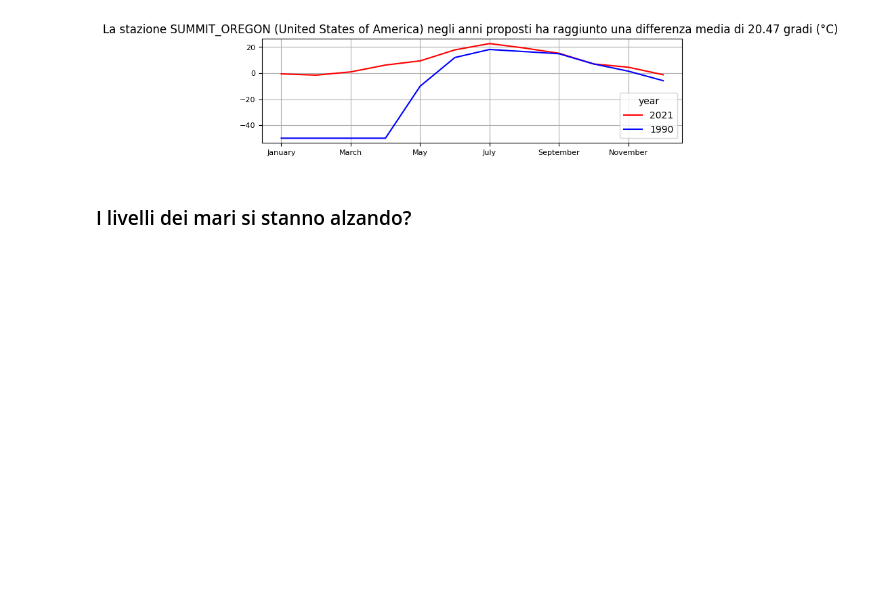
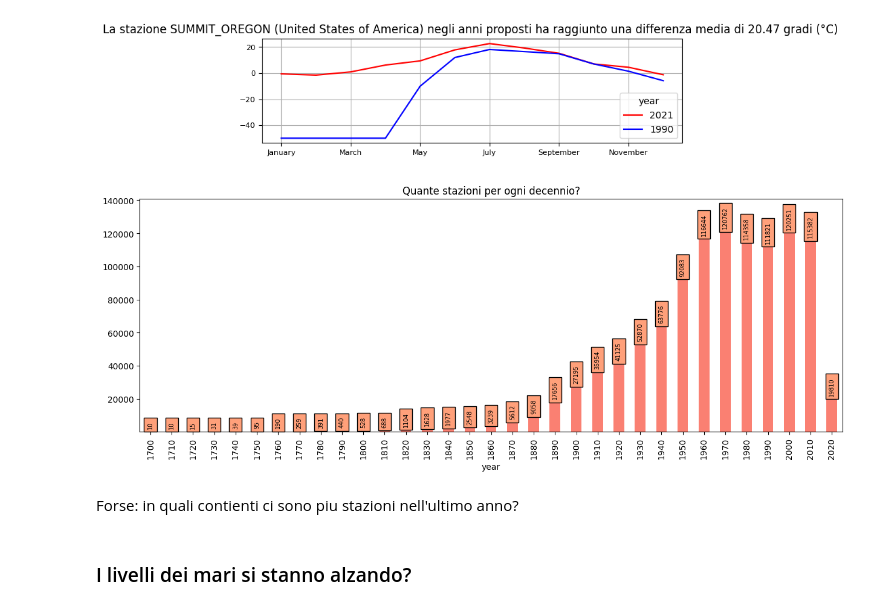
Before and after one commit to ElenaCurti/big-data, a Jupyter notebook: Attivita_03_DataAnalytics/file.ipynb, the cells around one changed output. Drawn from its saved outputs; the diff is of its cells as text; code cells hidden in the pictures; blank space fills up the shorter version.

```diff
--- a/Attivita_03_DataAnalytics/file.ipynb
+++ b/Attivita_03_DataAnalytics/file.ipynb
@@ -434,6 +450,21 @@ for _, record in df_first_n_record.iterrows():
 [figure]
 [figure]
 [figure]
+# %%
+# Quanti dati ci sono per decennio?
+
+def addlabels(x,y):
+    for i in range(len(x)):
+        plt.text(i, y[i]+2800, y[i], ha = 'center', bbox = dict(facecolor = 'lightsalmon', alpha=1),rotation="vertical", fontsize="x-small")
+
+df_record_per_year = df_temperatures.groupby("year").count()["station_id"].sort_values().transpose()
+df_record_per_year = df_record_per_year.groupby((df_record_per_year.index//10)*10).sum()
+tmp = df_record_per_year.plot(kind="bar", figsize=(15,5), title="Quante stazioni per ogni decennio?", color="salmon", ylim=(df_record_per_year.values.min(), 20000+df_record_per_year.values.max()))
+addlabels(df_record_per_year.index,df_record_per_year.values)
+# %% [output]
+[figure, added]
+# %% [markdown]
+Forse: in quali contienti ci sono piu stazioni nell'ultimo anno?
 # %% [markdown]
 ### I livelli dei mari si stanno alzando?
 # %%
```
Also changed, not shown: parts of 5 cells of this notebook.
